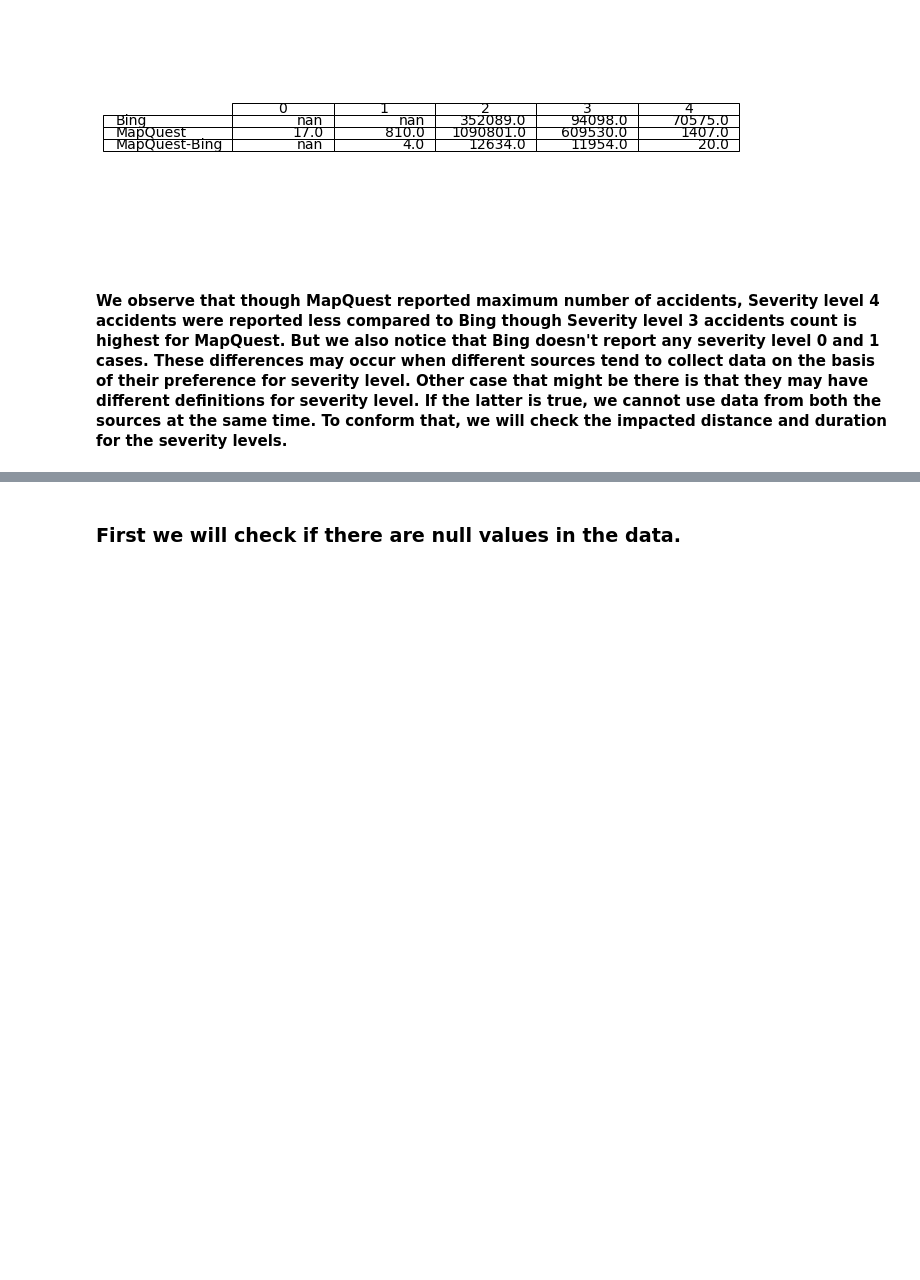
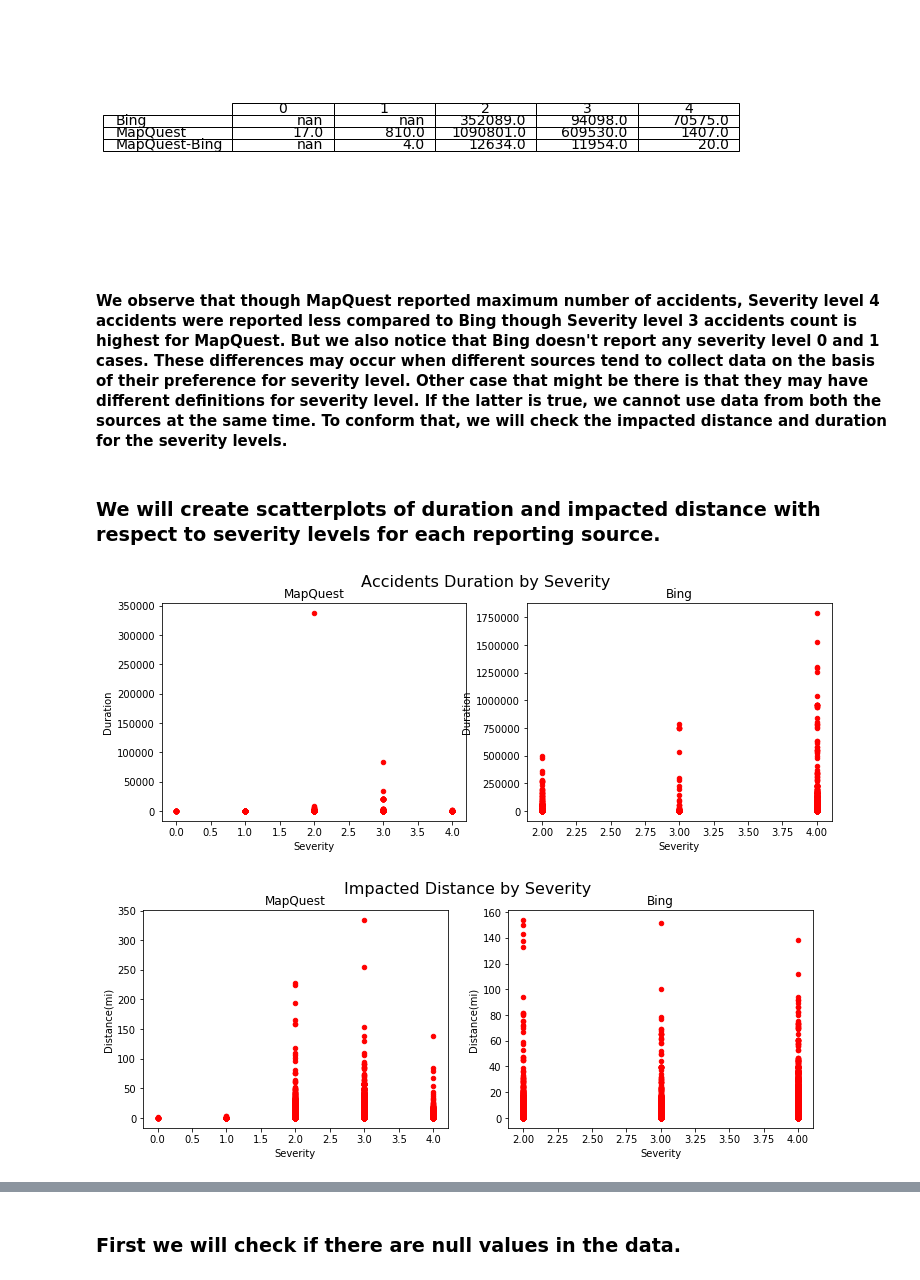
Before and after one commit to rahulmnair1997/US-Accidents-Data-Analysis, a Jupyter notebook: US-accidents.ipynb, the cells around one changed output, grey strips where cells are left out. Saved outputs shown, nothing was run; the diff lists cells and outputs as text; code cells hidden in the pictures; blank space fills up the shorter version.

```diff
--- a/US-accidents.ipynb
+++ b/US-accidents.ipynb
@@ -121,3 +107,37 @@ plt.show()
 [figure]
 # %% [markdown]
 #### We observe that though MapQuest reported maximum number of accidents, Severity level 4 accidents were reported less compared to Bing though Severity level 3 accidents count is highest for MapQuest. But we also notice that Bing doesn't report any severity level 0 and 1 cases. These differences may occur when different sources tend to collect data on the basis of their preference for severity level. Other case that might be there is that they may have different definitions for severity level. If the latter is true, we cannot use data from both the sources at the same time. To conform that, we will check the impacted distance and duration for the severity levels.
+# %% [markdown]
+### We will create scatterplots of duration and impacted distance with respect to severity levels for each reporting source.
+# %%
+# first of all, we will fix gthe time column.
+d['Start_Time'] = pd.to_datetime(d['Start_Time'])
+d['End_Time'] = pd.to_datetime(d['End_Time'])
+
+# calculate duration by finding difference of end_time and start_time and converting in minutes.
+d['Duration'] = d.End_Time - d.Start_Time
+d['Duration'] = d['Duration'].apply(lambda x:round(x.total_seconds() / 60) )
+# %%
+map_quest = d[d.Source == 'MapQuest']
+bing = d[d.Source == 'Bing']
+
+# plot scatterplots for Duration
+fig, axs = plt.subplots(ncols=2, figsize=(12, 4))
+axs[0].set_title("MapQuest")
+axs[1].set_title("Bing")
+fig.suptitle('Accidents Duration by Severity', fontsize=16)
+map_quest.plot.scatter(x='Severity', y='Duration', c='red', ax=axs[0])
+bing.plot.scatter(x='Severity', y='Duration', c='red', ax=axs[1])
+plt.show()
+
+# plot scatterplots for Distance
+fig, axs = plt.subplots(ncols=2, figsize=(12, 4))
+axs[0].set_title("MapQuest")
+axs[1].set_title("Bing")
+fig.suptitle('Impacted Distance by Severity', fontsize=16)
+map_quest.plot.scatter(x='Severity', y='Distance(mi)', c='red', ax=axs[0])
+bing.plot.scatter(x='Severity', y='Distance(mi)', c='red', ax=axs[1])
+plt.show()
+# %% [output]
+[figure, added]
+[figure, added]
```
Also changed, not shown: parts of 5 cells of this notebook.
